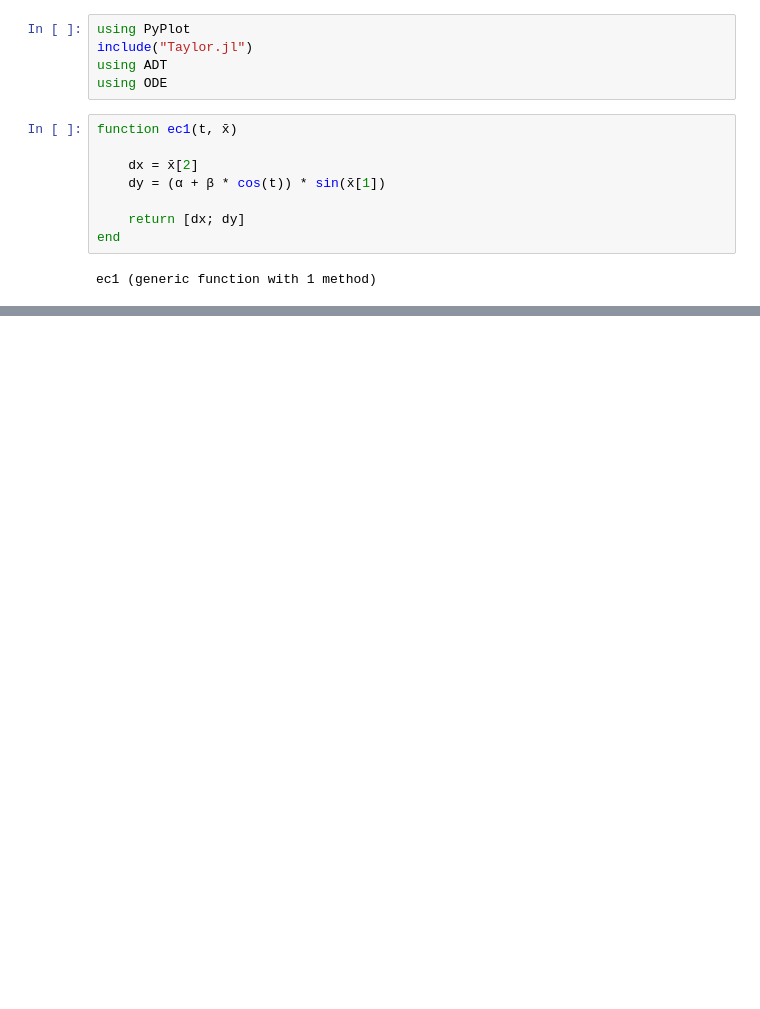
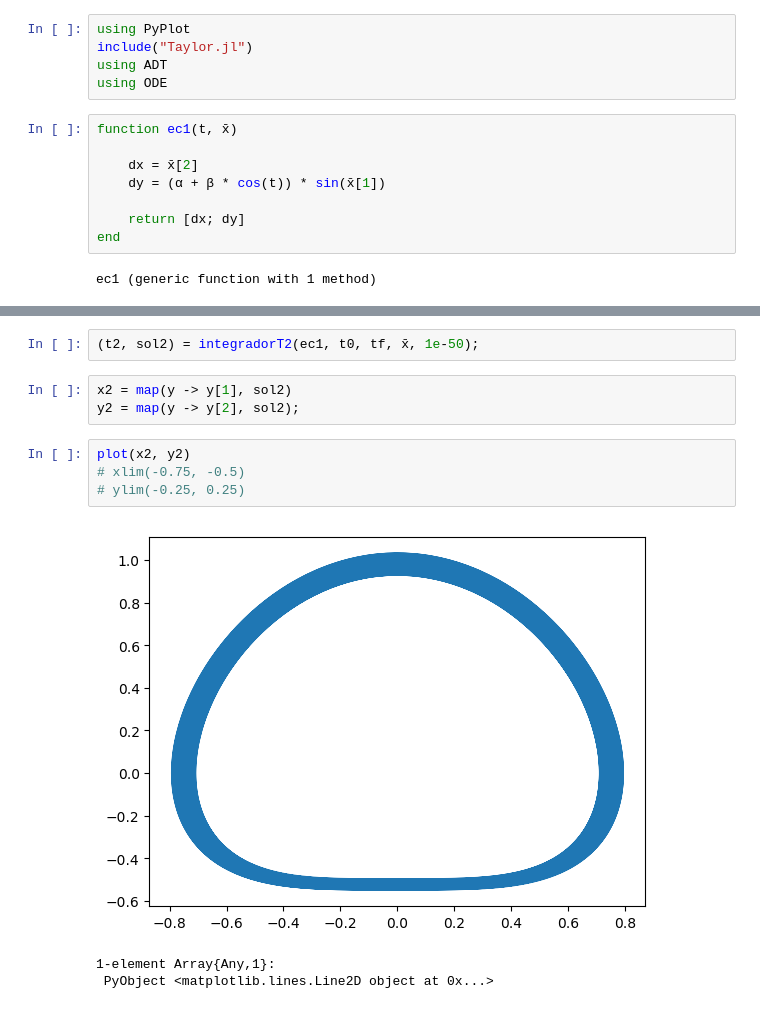
Before and after one commit to gitrmora/OsciladorParametrico, a Jupyter notebook: Proy.ipynb, the cells around one changed output, grey strips where cells are left out. Saved outputs shown, nothing was run; the diff lists cells and outputs as text; blank space fills up the shorter version.

```diff
--- a/Proy.ipynb
+++ b/Proy.ipynb
@@ -31,0 +39,13 @@ plot(x,y)
+# %%
+(t2, sol2) = integradorT2(ec1, t0, tf, x̄, 1e-50);
+# %%
+x2 = map(y -> y[1], sol2)
+y2 = map(y -> y[2], sol2);
+# %%
+plot(x2, y2)
+# xlim(-0.75, -0.5)
+# ylim(-0.25, 0.25)
+# %% [output]
+[figure, added]
+1-element Array{Any,1}:
+ PyObject <matplotlib.lines.Line2D object at 0x...>
```
Also changed, not shown: parts of 5 cells of this notebook, 2 other files.
